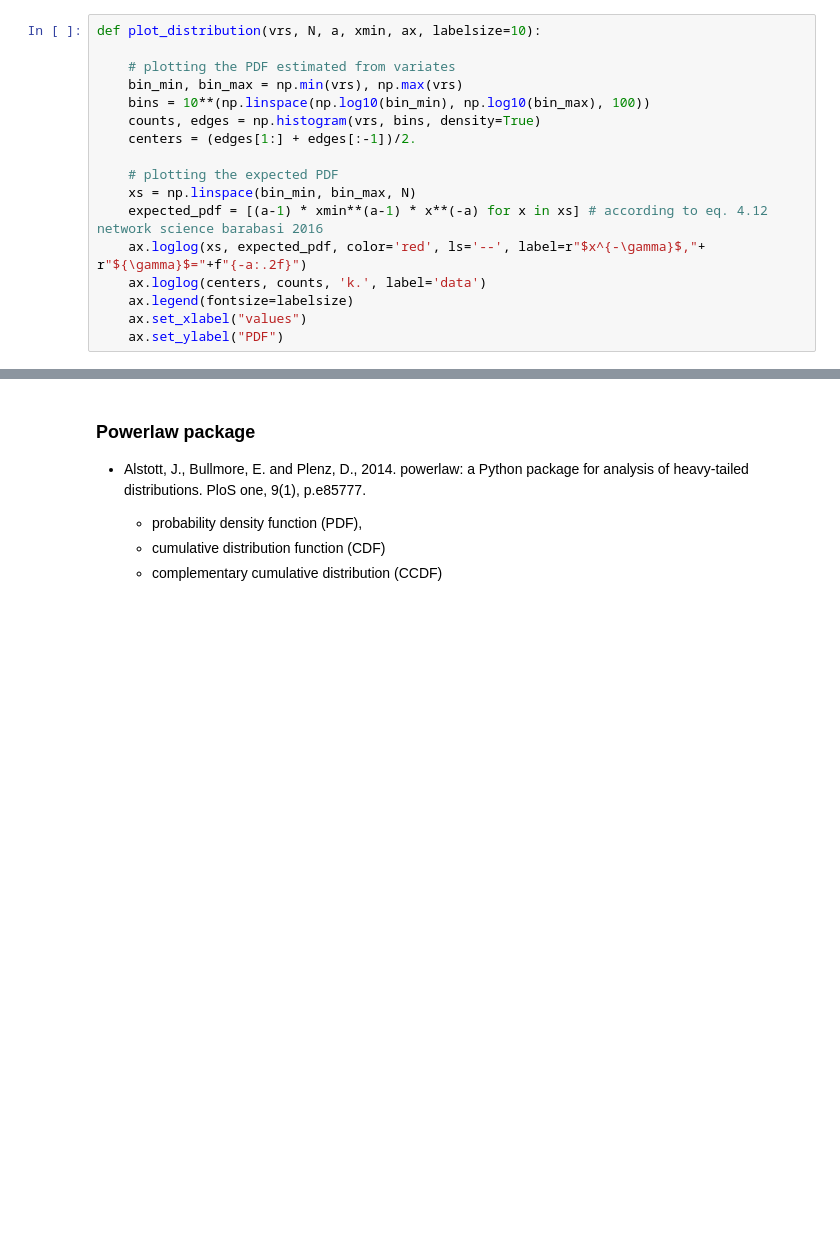
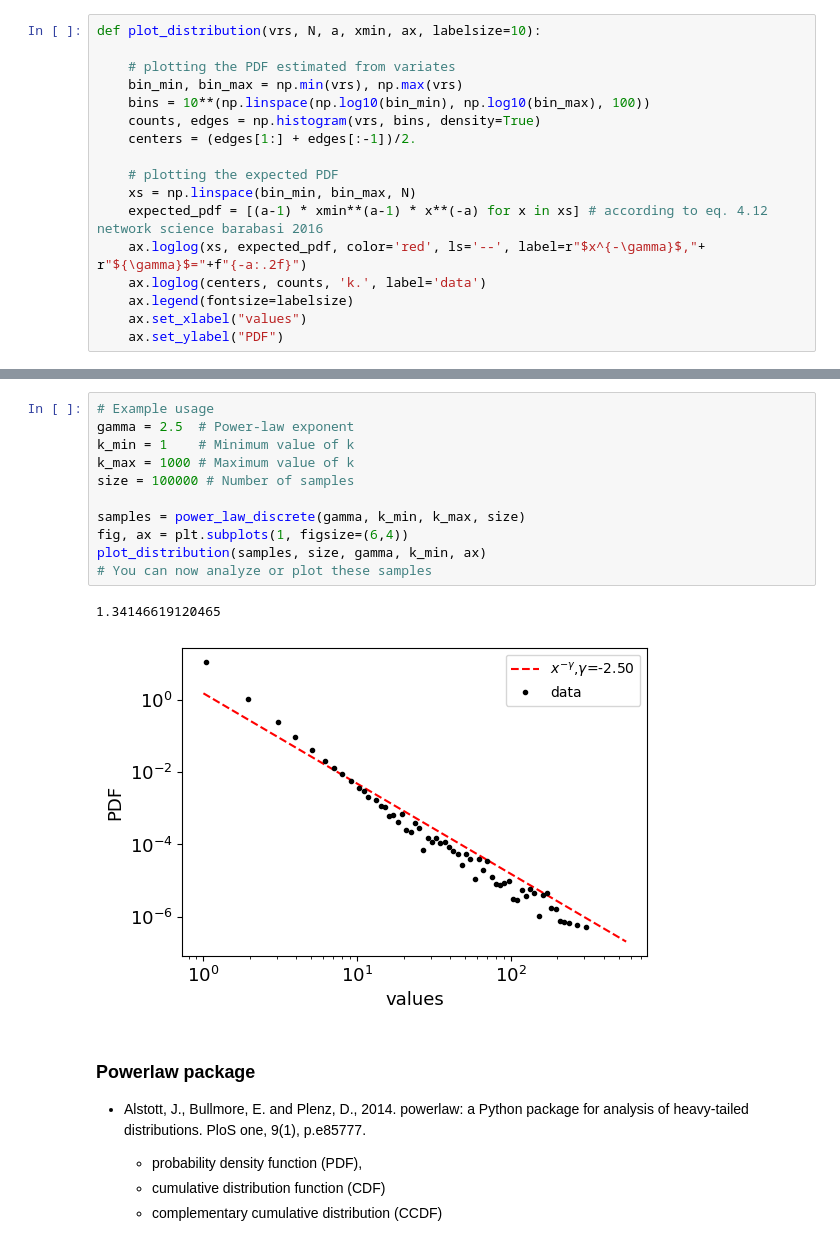
Before and after one commit to Ziaeemehr/netsci, a Jupyter notebook: examples/chap_04.ipynb, the cells around one changed output, grey strips where cells are left out. Cells and saved outputs as stored; diff of their text form; blank space fills up the shorter version.

```diff
--- a/examples/chap_04.ipynb
+++ b/examples/chap_04.ipynb
@@ -187,3 +237,17 @@ fit.power_law.sigma=np.float64(0.09251964578486563)
+# %%
+# Example usage
+gamma = 2.5  # Power-law exponent
+k_min = 1    # Minimum value of k
+k_max = 1000 # Maximum value of k
+size = 100000 # Number of samples
+
+samples = power_law_discrete(gamma, k_min, k_max, size)
+fig, ax = plt.subplots(1, figsize=(6,4))
+plot_distribution(samples, size, gamma, k_min, ax)
+# You can now analyze or plot these samples
+# %% [output]
+1.34146619120465
+[figure, added]
 # %% [markdown]
 ### Powerlaw package
 
```
Also changed, not shown: parts of 9 cells of this notebook, 4 other files.
